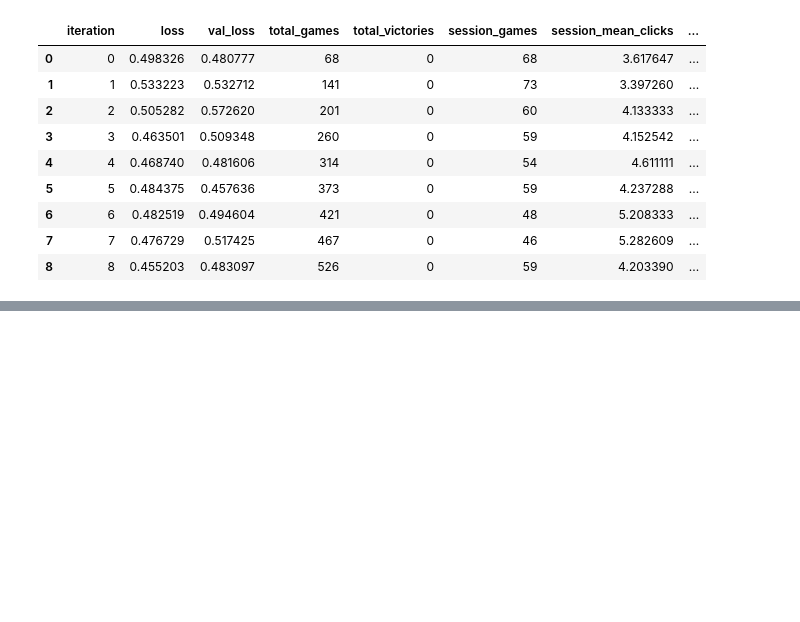
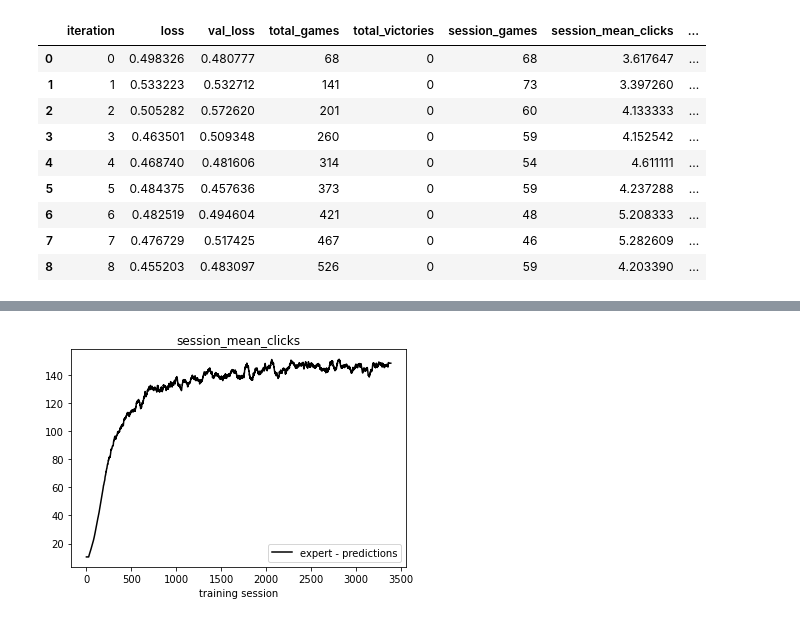
Before and after one commit to applepie-heidi/minesolver, a Jupyter notebook: analiza.ipynb, the cells around one changed output, grey strips where cells are left out. Saved outputs shown, nothing was run; the diff lists cells and outputs as text; code cells hidden in the pictures; blank space fills up the shorter version.

```diff
--- a/analiza.ipynb
+++ b/analiza.ipynb
@@ -85,0 +111,8 @@ sorted(os.listdir("logs"))
+# %%
+plot_files(
+    filenames=[f"logs/{f}" for f in os.listdir("logs") if "2022-05-28" in f],
+    series="session_mean_clicks",
+    label_key="{DIFFICULTY} - {TRUTH ALGORITHM}",
+    percent=False)
+# %% [output]
+[figure, added]
```
Also changed, not shown: parts of 10 cells of this notebook, 4 other files.
